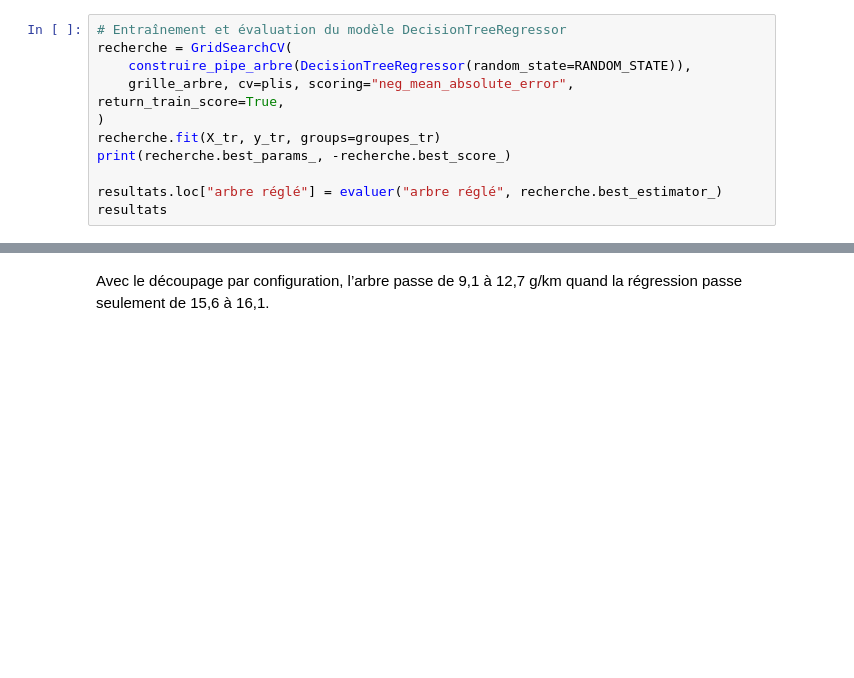
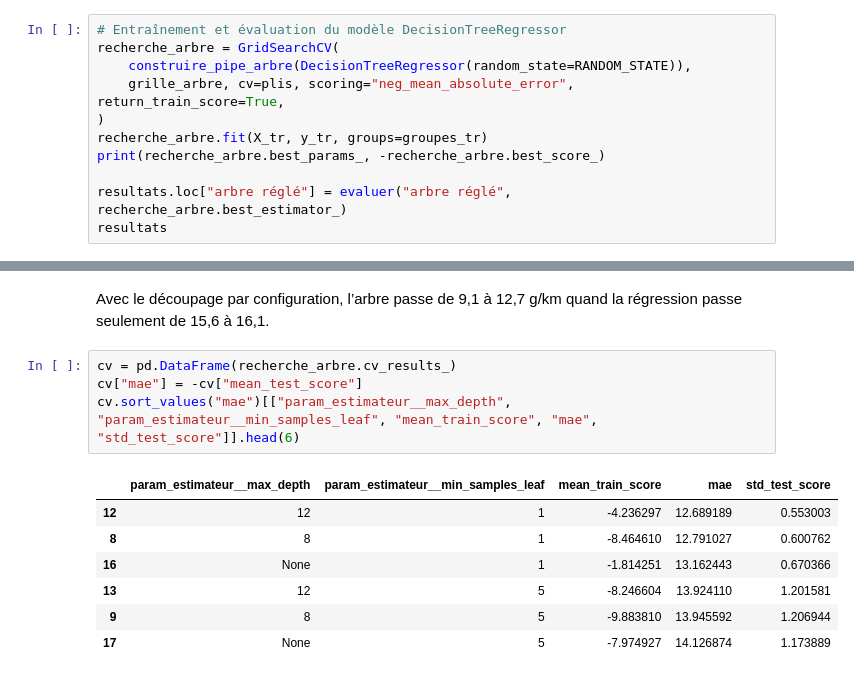
Before and after one commit to aissatougueye06/ml-co2-prediction, a Jupyter notebook: 04-arbres-boosting.ipynb, the cells around one changed output, grey strips where cells are left out. Saved outputs shown, nothing was run; the diff lists cells and outputs as text; blank space fills up the shorter version.

```diff
--- a/04-arbres-boosting.ipynb
+++ b/04-arbres-boosting.ipynb
@@ -177,14 +180,14 @@ grille_arbre = {
 }
 # %%
 # Entraînement et évaluation du modèle DecisionTreeRegressor
-recherche = GridSearchCV(
+recherche_arbre = GridSearchCV(
     construire_pipe_arbre(DecisionTreeRegressor(random_state=RANDOM_STATE)),
     grille_arbre, cv=plis, scoring="neg_mean_absolute_error", return_train_score=True,
 )
-recherche.fit(X_tr, y_tr, groups=groupes_tr)
-print(recherche.best_params_, -recherche.best_score_)
+recherche_arbre.fit(X_tr, y_tr, groups=groupes_tr)
+print(recherche_arbre.best_params_, -recherche_arbre.best_score_)
 
-resultats.loc["arbre réglé"] = evaluer("arbre réglé", recherche.best_estimator_)
+resultats.loc["arbre réglé"] = evaluer("arbre réglé", recherche_arbre.best_estimator_)
 resultats
 # %% [output]
 {'estimateur__max_depth': 12, 'estimateur__min_samples_leaf': 1} 12.68918946192975
@@ -194,3 +197,15 @@ resultats
 | arbre réglé | 12.689189 | 0.553003 | 4.236297 |
 # %% [markdown]
 Avec le découpage par configuration, l’arbre passe de 9,1 à 12,7 g/km quand la régression passe seulement de 15,6 à 16,1.
+# %%
+cv = pd.DataFrame(recherche_arbre.cv_results_)
+cv["mae"] = -cv["mean_test_score"]
+cv.sort_values("mae")[["param_estimateur__max_depth", "param_estimateur__min_samples_leaf", "mean_train_score", "mae", "std_test_score"]].head(6)
+# %% [output]
+|  | param_estimateur__max_depth | param_estimateur__min_samples_leaf | mean_train_score | mae | std_test_score |
+| 12 | 12 | 1 | -4.236297 | 12.689189 | 0.553003 |
+| 8 | 8 | 1 | -8.464610 | 12.791027 | 0.600762 |
+| 16 | None | 1 | -1.814251 | 13.162443 | 0.670366 |
+| 13 | 12 | 5 | -8.246604 | 13.924110 | 1.201581 |
+| 9 | 8 | 5 | -9.883810 | 13.945592 | 1.206944 |
+| 17 | None | 5 | -7.974927 | 14.126874 | 1.173889 |
```
Also changed, not shown: parts of 28 cells of this notebook, 1 other file.
